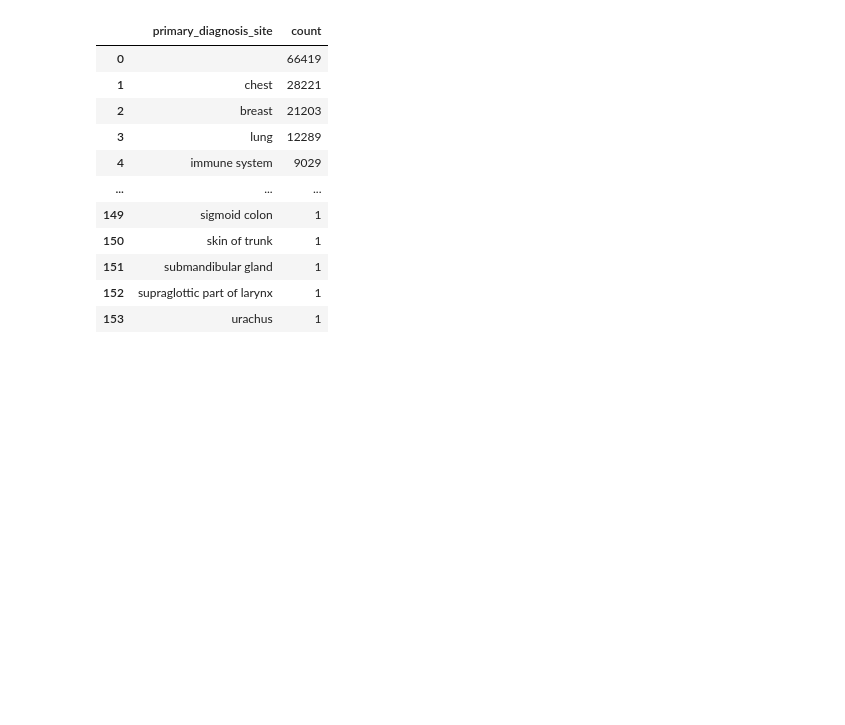
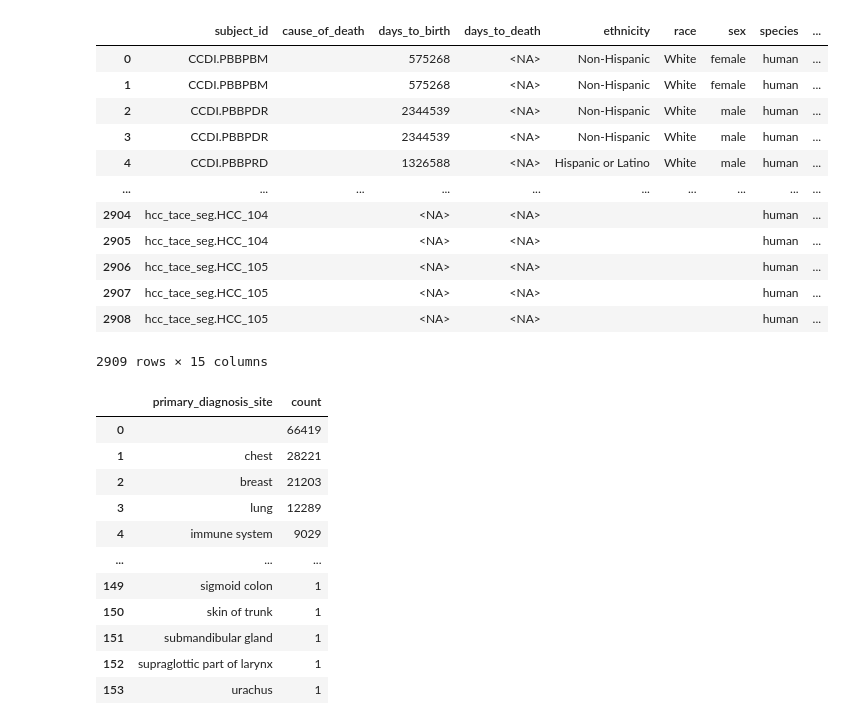
Before and after one commit to monarch-initiative/oncopacket, a Jupyter notebook: notebooks/test.ipynb, the cells around one changed output. Cells and saved outputs as stored; diff of their text form; code cells hidden in the pictures; blank space fills up the shorter version.

```diff
--- a/notebooks/test.ipynb
+++ b/notebooks/test.ipynb
@@ -36,3 +54,20 @@ research.head()
+# %%
+sub_rsub_df = subject.merge(researchsub, on='subject_id', how='outer')
+sub_rsub_df
+# %% [output]
+|  | subject_id | cause_of_death | days_to_birth | days_to_death | ethnicity | race | sex | species | ... |
+| 0 | CCDI.PBBPBM |  | 575268 | <NA> | Non-Hispanic | White | female | human | ... |
+| 1 | CCDI.PBBPBM |  | 575268 | <NA> | Non-Hispanic | White | female | human | ... |
+| 2 | CCDI.PBBPDR |  | 2344539 | <NA> | Non-Hispanic | White | male | human | ... |
+| 3 | CCDI.PBBPDR |  | 2344539 | <NA> | Non-Hispanic | White | male | human | ... |
+| 4 | CCDI.PBBPRD |  | 1326588 | <NA> | Hispanic or Latino | White | male | human | ... |
+| ... | ... | ... | ... | ... | ... | ... | ... | ... | ... |
+| 2904 | hcc_tace_seg.HCC_104 |  | <NA> | <NA> |  |  |  | human | ... |
+| 2905 | hcc_tace_seg.HCC_104 |  | <NA> | <NA> |  |  |  | human | ... |
+| 2906 | hcc_tace_seg.HCC_105 |  | <NA> | <NA> |  |  |  | human | ... |
+| 2907 | hcc_tace_seg.HCC_105 |  | <NA> | <NA> |  |  |  | human | ... |
+| 2908 | hcc_tace_seg.HCC_105 |  | <NA> | <NA> |  |  |  | human | ... |
+2909 rows × 15 columns
 # %%
 sites = column_values(column='primary_diagnosis_site')
 #sites.shape
```
Also changed, not shown: parts of 4 cells of this notebook, 24 other files.
